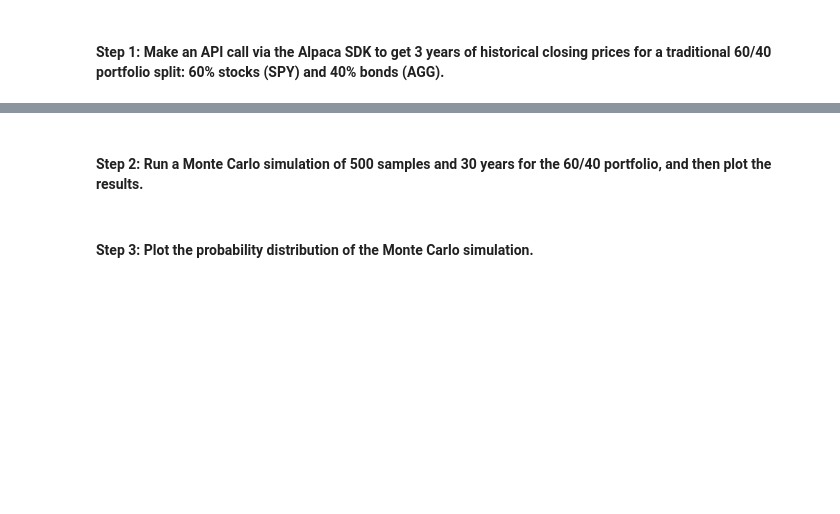
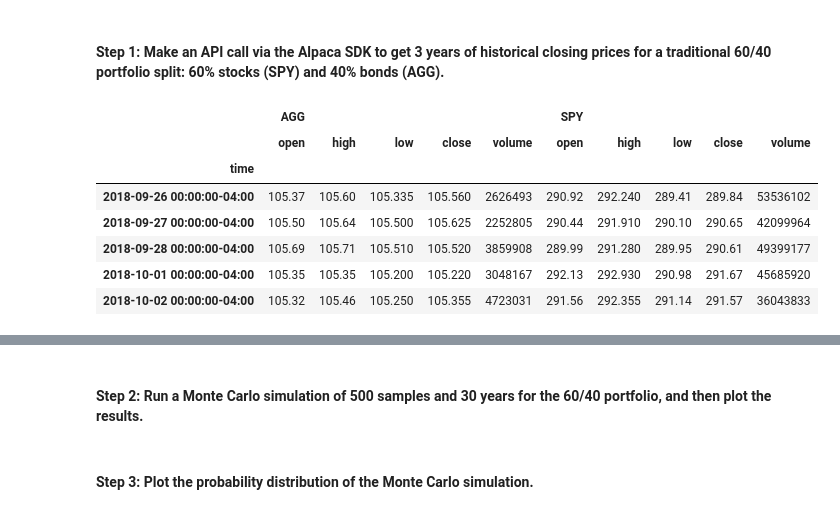
Before and after one commit to dcmar18/FinancialPlanningTools, a Jupyter notebook: financial_planning_tools.ipynb, the cells around one changed output, grey strips where cells are left out. Cells and saved outputs as stored; diff of their text form; code cells hidden in the pictures; blank space fills up the shorter version.

```diff
--- a/financial_planning_tools.ipynb
+++ b/financial_planning_tools.ipynb
@@ -405,19 +416,27 @@ In this section, you’ll use the MCForecastTools library to create a Monte Carl
 # %%
 # Set start and end dates of 3 years back from your current date
 # Alternatively, you can use an end date of 2020-08-07 and work 3 years back from that date
-# YOUR CODE HERE
-# YOUR CODE HERE
-
+start_date = pd.Timestamp("2018-09-26", tz="America/New_York").isoformat()
+end_date = pd.Timestamp("2021-09-26", tz="America/New_York").isoformat()
 # Set number of rows to 1000 to retrieve the maximum amount of rows
-# YOUR CODE HERE
+limit_rows = 1000
 # %%
 # Use the Alpaca get_barset function to make the API call to get the 3 years worth of pricing data
 # The tickers and timeframe parameters should have been set in Part 1 of this activity
 # The start and end dates should be updated with the information set above
 # Remember to add the df property to the end of the call so the response is returned as a DataFrame
-# YOUR CODE HERE
+prices_3yrs_df = alpaca.get_barset(tickers, timeframe, start = start_date, end = end_date, limit=limit_rows).df
 
 
 # Display both the first and last five rows of the DataFrame
-# YOUR CODE HERE
-# YOUR CODE HERE
+display(prices_3yrs_df.head())
+display(prices_3yrs_df.tail())
+# %% [output]
+|  | AGG |  |  |  |  | SPY |  |  |  |  |
+|  | open | high | low | close | volume | open | high | low | close | volume |
+| time |  |  |  |  |  |  |  |  |  |  |
+| 2018-09-26 00:00:00-04:00 | 105.37 | 105.60 | 105.335 | 105.560 | 2626493 | 290.92 | 292.240 | 289.41 | 289.84 | 53536102 |
+| 2018-09-27 00:00:00-04:00 | 105.50 | 105.64 | 105.500 | 105.625 | 2252805 | 290.44 | 291.910 | 290.10 | 290.65 | 42099964 |
+| 2018-09-28 00:00:00-04:00 | 105.69 | 105.71 | 105.510 | 105.520 | 3859908 | 289.99 | 291.280 | 289.95 | 290.61 | 49399177 |
+| 2018-10-01 00:00:00-04:00 | 105.35 | 105.35 | 105.200 | 105.220 | 3048167 | 292.13 | 292.930 | 290.98 | 291.67 | 45685920 |
+| 2018-10-02 00:00:00-04:00 | 105.32 | 105.46 | 105.250 | 105.355 | 4723031 | 291.56 | 292.355 | 291.14 | 291.57 | 36043833 |
```
Also changed, not shown: parts of 17 cells of this notebook.
